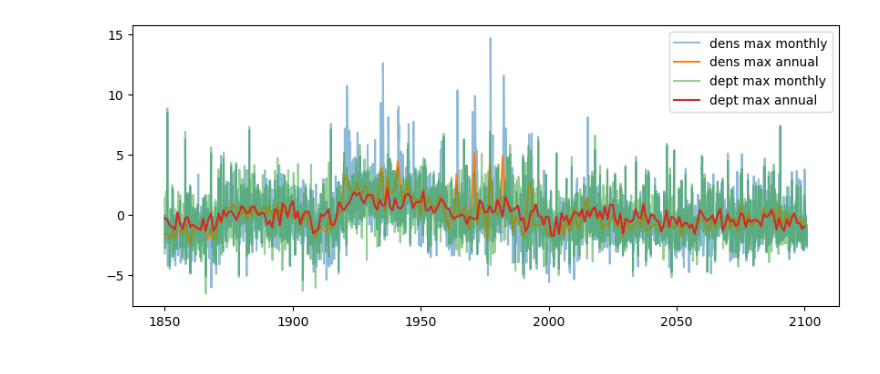
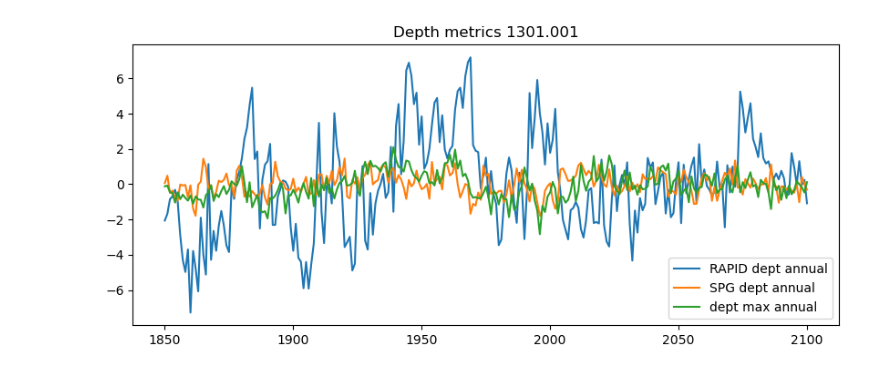
Before and after one commit to inagler/current, a Jupyter notebook: Inspect_event.ipynb, the cells around one changed output. Saved outputs shown, nothing was run; the diff lists cells and outputs as text; code cells hidden in the pictures.

```diff
--- a/Inspect_event.ipynb
+++ b/Inspect_event.ipynb
@@ -36,7 +73,0 @@ def annual_from_monthly(signal):
-# %%
-# Load your data
-dens_max = np.load(files[-1])[:,8]
-dens_max_annual = annual_from_monthly(dens_max)
-
-dept_max = np.load(files[-2])[:,8]
-dept_max_annual = annual_from_monthly(dept_max)
@@ -42,0 +162,29 @@ dept_max_annual = annual_from_monthly(dept_max)
+# %%
+## Load data and compute monthly time series
+
+OSNAPeast = np.load(files_demean[0])[:,bsf_number]
+OSNAPeast_annual = annual_from_monthly(OSNAPeast)
+
+OSNAPwest = np.load(files_demean[1])[:,bsf_number]
+OSNAPwest_annual = annual_from_monthly(OSNAPwest)
+
+bsf_min = np.load(files_demean[2])[:,bsf_number]
+bsf_min_annual = annual_from_monthly(bsf_min)
+
+dens_max = np.load(files_demean[3])[:,vvel_number]
+dens_max_annual = annual_from_monthly(dens_max)
+
+dept_max = np.load(files_demean[4])[:,vvel_number]
+dept_max_annual = annual_from_monthly(dept_max)
+
+rapi_dens = np.load(files_demean[5])[:,vvel_number]
+rapi_dens_annual = annual_from_monthly(rapi_dens)
+
+rapi_dept = np.load(files_demean[6])[:,vvel_number]
+rapi_dept_annual = annual_from_monthly(rapi_dept)
+
+spgy_dens = np.load(files_demean[7])[:,vvel_number]
+spgy_dens_annual = annual_from_monthly(spgy_dens)
+
+spgy_dept = np.load(files_demean[8])[:,vvel_number]
+spgy_dept_annual = annual_from_monthly(spgy_dept)
@@ -43,13 +206,14 @@ dept_max_annual = annual_from_monthly(dept_max)
 # %%
 plt.figure(figsize=(10, 4))
 
-plt.plot(time, dens_max, label='dens max monthly', alpha = 0.5)
-plt.plot(time_annual, dens_max_annual, label='dens max annual')
+plt.title('Depth metrics ' + bsf_filename[4:-3])
 
-plt.plot(time, dept_max, label='dept max monthly', alpha = 0.5)
+plt.plot(time_annual, rapi_dept_annual, label='RAPID dept annual')
+plt.plot(time_annual, spgy_dept_annual, label='SPG dept annual')
 plt.plot(time_annual, dept_max_annual, label='dept max annual')
 
 plt.legend()
-plt.show()
+#plt.show()
+plt.savefig(os.path.expanduser('~/phase1_CONDA/results/')+'dep_metrics_ts_'+str(vvel_number)+'.png', bbox_inches='tight')
 # %% [output]
-[figure, old version]
+[figure, new version]
```
Also changed, not shown: parts of 24 cells of this notebook, 7 other files.
